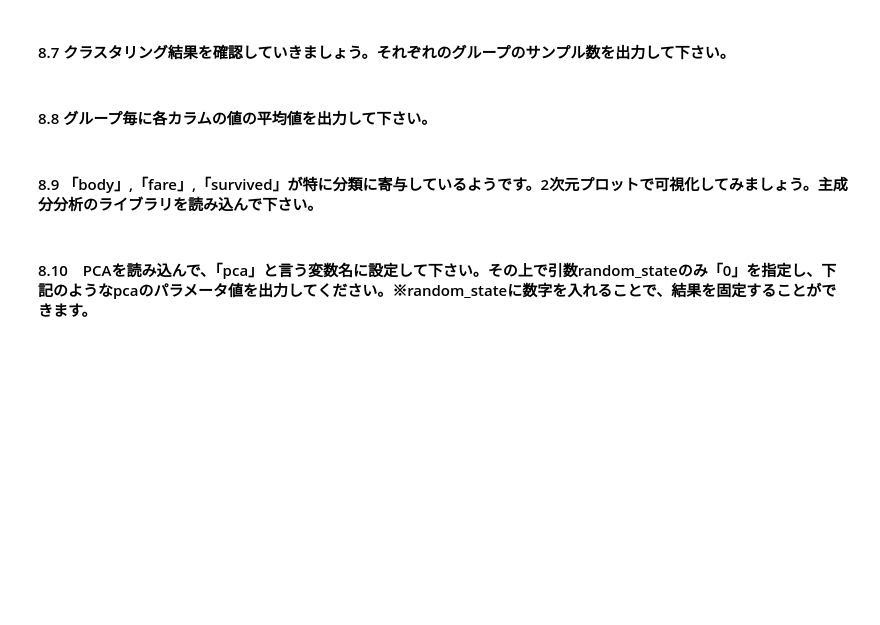
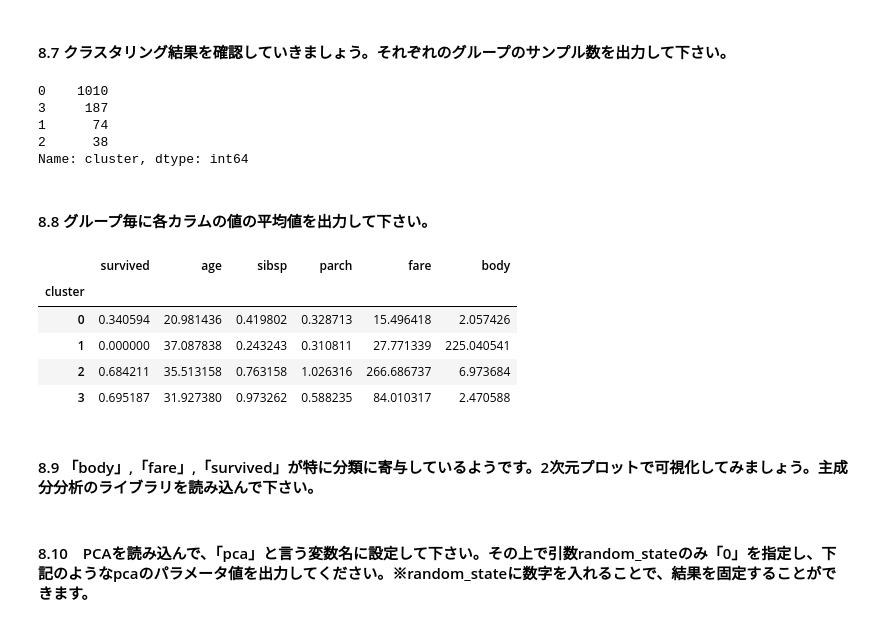
Before and after one commit to narukawamasa/python_smple, a Jupyter notebook: machine_learning_editor.ipynb, the cells around one changed output. Drawn from its saved outputs; the diff is of its cells as text; code cells hidden in the pictures; blank space fills up the shorter version.

```diff
--- a/machine_learning_editor.ipynb
+++ b/machine_learning_editor.ipynb
@@ -936,7 +993,24 @@ RandomForestClassifier(random_state=0)
 # %% [markdown]
 #### 8.7 クラスタリング結果を確認していきましょう。それぞれのグループのサンプル数を出力して下さい。
+# %%
+titanic_add_cluster['cluster'].value_counts()
+# %% [output]
+0    1010
+3     187
+1      74
+2      38
+Name: cluster, dtype: int64
 # %% [markdown]
 #### 8.8 グループ毎に各カラムの値の平均値を出力して下さい。
+# %%
+titanic_add_cluster.groupby('cluster').mean()
+# %% [output]
+|  | survived | age | sibsp | parch | fare | body |
+| cluster |  |  |  |  |  |  |
+| 0 | 0.340594 | 20.981436 | 0.419802 | 0.328713 | 15.496418 | 2.057426 |
+| 1 | 0.000000 | 37.087838 | 0.243243 | 0.310811 | 27.771339 | 225.040541 |
+| 2 | 0.684211 | 35.513158 | 0.763158 | 1.026316 | 266.686737 | 6.973684 |
+| 3 | 0.695187 | 31.927380 | 0.973262 | 0.588235 | 84.010317 | 2.470588 |
 # %% [markdown]
 #### 8.9 「body」,「fare」,「survived」が特に分類に寄与しているようです。2次元プロットで可視化してみましょう。主成分分析のライブラリを読み込んで下さい。
 # %% [markdown]
```
Also changed, not shown: parts of 14 cells of this notebook.
